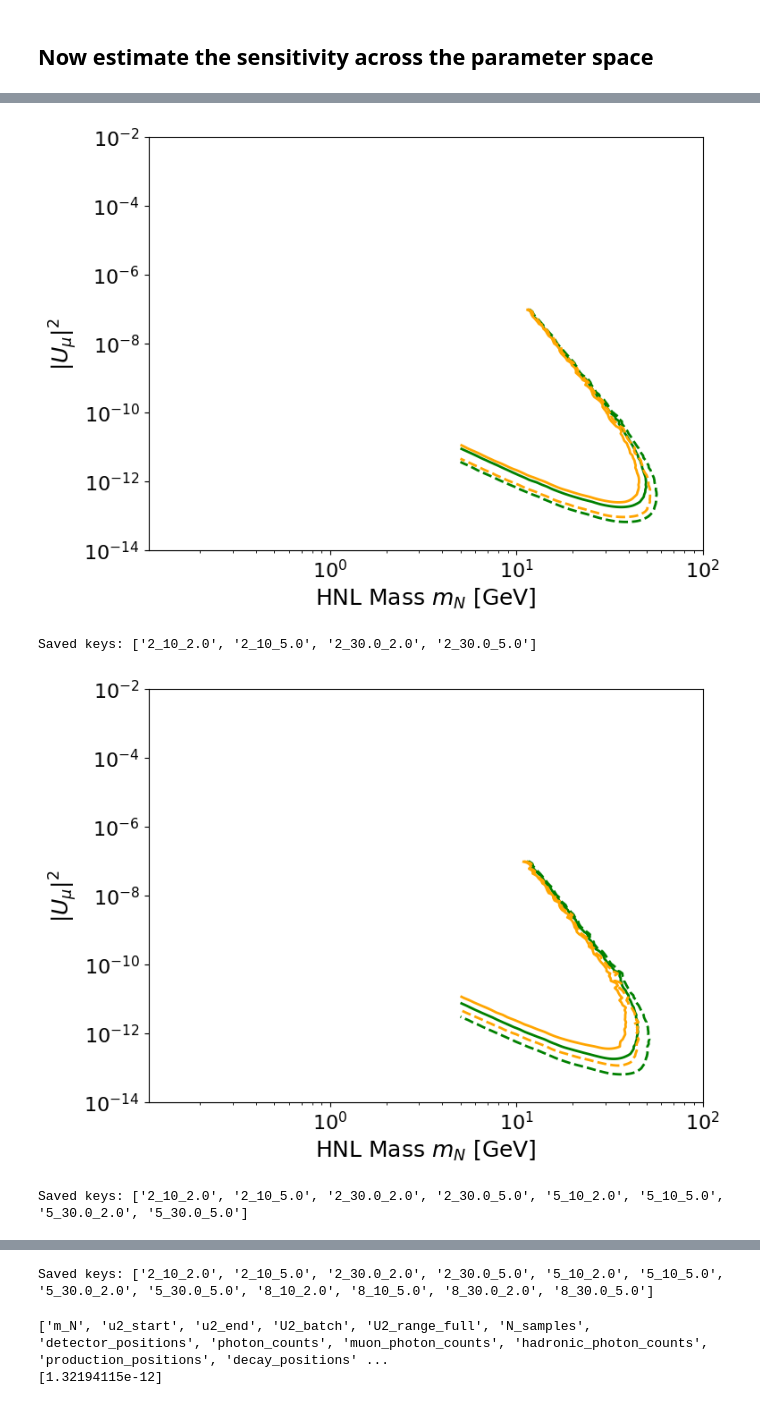
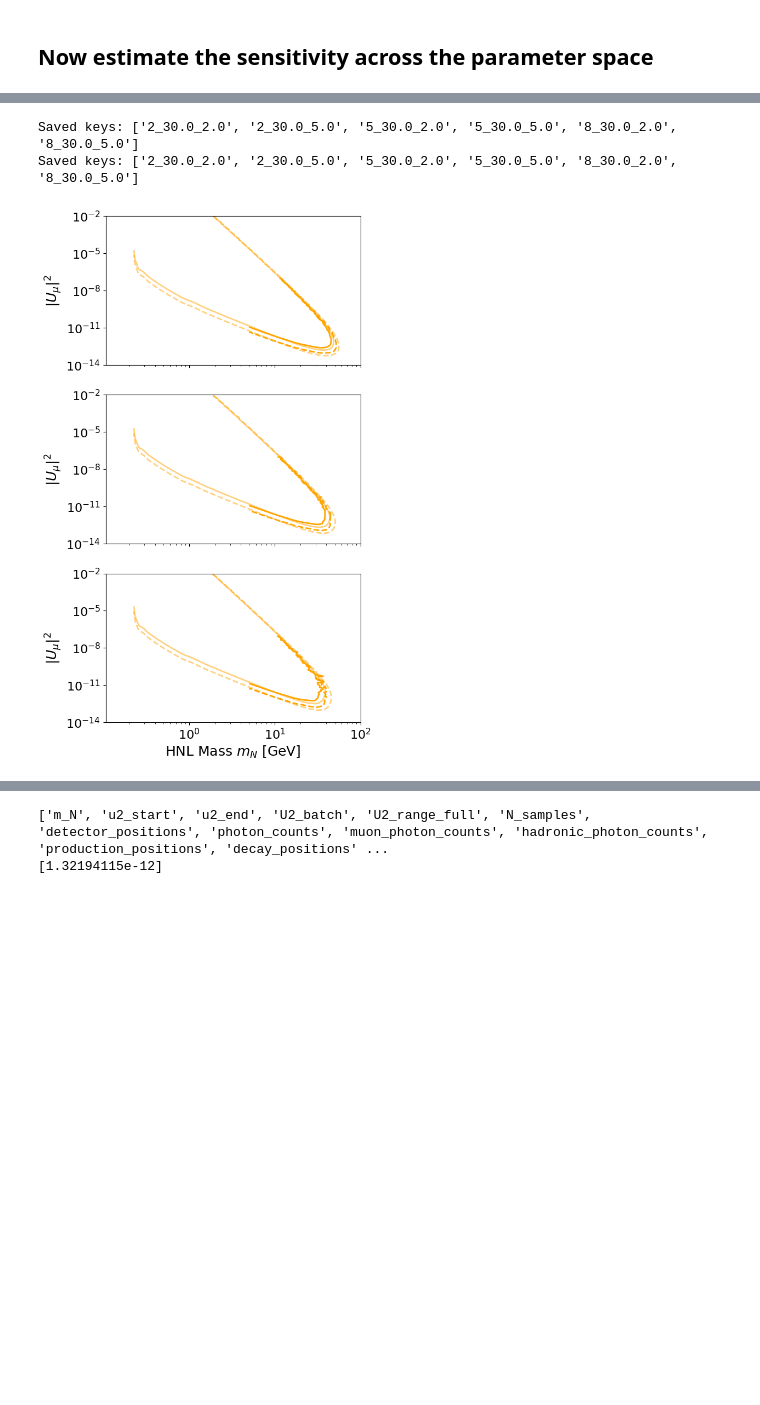
Before and after one commit to nickkamp1/NeutrinoFactoryHNL, a Jupyter notebook: Balloon.ipynb, the cells around one changed output, grey strips where cells are left out. Drawn from its saved outputs; the diff is of its cells as text; code cells hidden in the pictures; blank space fills up the shorter version.

```diff
--- a/Balloon.ipynb
+++ b/Balloon.ipynb
@@ -7,10 +7,11 @@ from matplotlib.colors import LogNorm
 from scipy.interpolate import CloughTocher2DInterpolator
 from glob import glob
 from src.balloon import position_resolution, HNLFluxGeometry
+from src.balloon_siren import SIRENDimuonGeometry
 from src.constants import *
 import json
 
-plt.style.use("figures.mplstyle")
+plt.style.use("./figures.mplstyle")
 # %% [markdown]
 ## Now estimate the sensitivity across the parameter space
 # %%
@@ -130,6 +128,10 @@ Atmospheric decay region length for a balloon height 5 km: 101761.6 m
 # %%
 m_N_range_full = np.logspace(np.log10(m_mu),2,50)
 U2_range_full = np.logspace(-14,-2,50)
+
+# check that the reference signal covers the parameter space
+# m_N_range_full = np.logspace(np.log10(m_N_unique.min()), np.log10(m_N_unique.max()), 20)
+# U2_range_full = np.logspace(np.log10(U2_unique.min()), np.log10(U2_unique.max()), 20)
 
 try:
     with open(f"{data_folder}sig_events_extrapolated.json", "r") as f:
@@ -144,7 +146,7 @@ except FileNotFoundError:
         print(f"Processing m_N {i} out of {len(m_N_range_full)}",end="\r")
         for U2 in U2_range_full:
             weights = np.empty(0)
-            for idx,ref_sig in reference_signal.items():
+            for ref_sig_cherenkov_weight,(idx,ref_sig) in zip(ref_sig_cherenkov_weights, reference_signal.items()):
                 (decay_probability_new,
                 decay_pos_probability_new,
                 interaction_probability_new,
@@ -155,10 +157,13 @@ except FileNotFoundError:
                     ref_sig["uniform_gen"],
                     use_energy_loss=True
                     )
-                weights = np.concatenate([weights, decay_probability_new * decay_pos_probability_new * interaction_probability_new * 1e22 / ref_sig_N_samples])
+                new_weights = decay_probability_new * decay_pos_probability_new * interaction_probability_new * 1e22 * ref_sig_cherenkov_weight / ref_sig_N_samples
+                if "dimuon" in files[reference_file_idxs[0]]:
+                    new_weights = new_weights * flux_geometry.dimuon_branching_ratio(m_N)
+                weights = np.concatenate([weights, new_weights])
             for idet in idets:
                 sig_events_extrapolated[(m_N, U2, idet)] = stats_per_threshold(ref_sig_sampled_photons[idet],weights,ref_sig_radial_pos,
-                                                                            photon_thresholds)
+                                                                               photon_thresholds,radial_cuts)
     with open(f"{data_folder}sig_events_extrapolated.json", "w") as f:
         json.dump({str(k): {str(_k):_v for _k,_v in v.items()} for k, v in sig_events_extrapolated.items()}, f)
 # %% [output]
@@ -204,18 +188,20 @@ colors = ['green', 'orange', 'red']
 radial_cut = 0
 xs_corr_factor_flag = True
 use_bkg = False
-contour_data = {}
-for idet in idets:
-    for i_s,_sig_events in enumerate([sig_events, sig_events_extrapolated]):
-        if i_s == 0:
-            m_N_points = m_N_unique
-            U2_points = U2_unique
 
-        else:
-            continue
-            m_N_points = m_N_range_full
-            U2_points = U2_range_full
+fig,ax = plt.subplots(len(idets),1, figsize=(6,12), sharex=True)
+for i_s,_sig_events in enumerate([sig_events, sig_events_extrapolated]):
+    if i_s == 0:
+        m_N_points = m_N_unique
+        U2_points = U2_unique
+
+    else:
+        m_N_points = m_N_range_full
+        U2_points = U2_range_full
+    contour_data = {}
+    for _idet,idet in enumerate(idets):
         for photon_threshold,color in zip(photon_thresholds, colors):
+            if photon_threshold == 10: continue
             points = []
             for mN in m_N_points:
                 for U2 in U2_points:
@@ -227,42 +213,43 @@ for idet in idets:
                             points.append([mN, U2, _sig_events[key][(photon_threshold, radial_cut)]])
             points = np.array(points)
             mask = points[:, 2] > 0
             points = points[mask]
             interpolator = CloughTocher2DInterpolator(np.log10(points[:, :2]), np.log10(points[:, 2]))
             m_N_range = np.logspace(np.log10(min(m_N_points)), np.log10(max(m_N_points)), 100)
             U2_range = np.logspace(np.log10(min(U2_points)), np.log10(max(U2_points)), 100)
             M_N_grid, U2_grid = np.meshgrid(m_N_range, U2_range, indexing='ij')
             event_grid_interp = interpolator((np.log10(M_N_grid), np.log10(U2_grid)))
 
             S = 10**event_grid_interp
             if use_bkg:
                 B = bkg_decay_events[idet][(photon_threshold, radial_cut)] + bkg_scatter_events[idet][(photon_threshold, radial_cut)]
             else:
                 B = 0
 
-            cs = plt.contour(M_N_grid, U2_grid, S / np.sqrt(S + B),levels=[2,5],colors=color, linestyles=['--', '-'],alpha=0.5 if i_s == 1 else 1.0)
+            cs = ax[_idet].contour(M_N_grid, U2_grid, S / np.sqrt(S + B),levels=[2,5],colors=color, linestyles=['--', '-'],alpha=0.5 if i_s == 1 else 1.0)
 
             for level_idx, level in enumerate([2.0, 5.0]):
                     npz_key = "%s_%s_%s" % (idet, photon_threshold, level)
                     segs = cs.allsegs[level_idx]
                     if segs:
                         parts = [np.vstack([seg, [np.nan, np.nan]]) for seg in segs]
                         contour_pts = np.concatenate(parts)[:-1]
                     else:
                         contour_pts = np.empty((0, 2))
                     contour_data[npz_key] = contour_pts
-    plt.xlabel(r'HNL Mass $m_N$ [GeV]')
-    plt.ylabel(r'$|U_\mu|^2$')
-    plt.xscale('log')
-    plt.yscale('log')
-    plt.xlim(m_N_range_full[0], m_N_range_full[-1])
-    plt.ylim(U2_range_full[0], U2_range_full[-1])
-    plt.show()
 
     np.savez("%s/balloon_contours_radial_cut_%d_%s_%s.npz"% (data_folder, radial_cut, "original" if i_s == 0 else "extrapolated", "with_xs_corr" if xs_corr_factor_flag else "without_xs_corr"), **contour_data)
     print("Saved keys:", list(contour_data.keys()))
+
+ax[-1].set_xlabel(r'HNL Mass $m_N$ [GeV]')
+for _ax in ax:
+    _ax.set_ylabel(r'$|U_\mu|^2$')
+    _ax.set_xscale('log')
+    _ax.set_yscale('log')
+    _ax.set_xlim(m_N_range_full[0], m_N_range_full[-1])
+    _ax.set_ylim(U2_range_full[0], U2_range_full[-1])
+plt.show()
 # %% [output]
+Saved keys: ['2_30.0_2.0', '2_30.0_5.0', '5_30.0_2.0', '5_30.0_5.0', '8_30.0_2.0', '8_30.0_5.0']
+Saved keys: ['2_30.0_2.0', '2_30.0_5.0', '5_30.0_2.0', '5_30.0_5.0', '8_30.0_2.0', '8_30.0_5.0']
-[figure, old version]
+[figure, new version]
-Saved keys: ['2_10_2.0', '2_10_5.0', '2_30.0_2.0', '2_30.0_5.0']
-[figure, removed]
-Saved keys: ['2_10_2.0', '2_10_5.0', '2_30.0_2.0', '2_30.0_5.0', '5_10_2.0', '5_10_5.0', '5_30.0_2.0', '5_30.0_5.0']
@@ -270,4 +256,3 @@ Saved keys: ['2_10_2.0', '2_10_5.0', '2_30.0_2.0', '2_30.0_5.0', '5_10_2.0', '5_
-Saved keys: ['2_10_2.0', '2_10_5.0', '2_30.0_2.0', '2_30.0_5.0', '5_10_2.0', '5_10_5.0', '5_30.0_2.0', '5_30.0_5.0', '8_10_2.0', '8_10_5.0', '8_30.0_2.0', '8_30.0_5.0']
 # %%
 sig_data = np.load("data/scan_results_balloon_detailed/scan_mN_20_u2batch_030.npz")
 print(list(sig_data.keys()))
```
Also changed, not shown: parts of 5 cells of this notebook, 2 other files.
